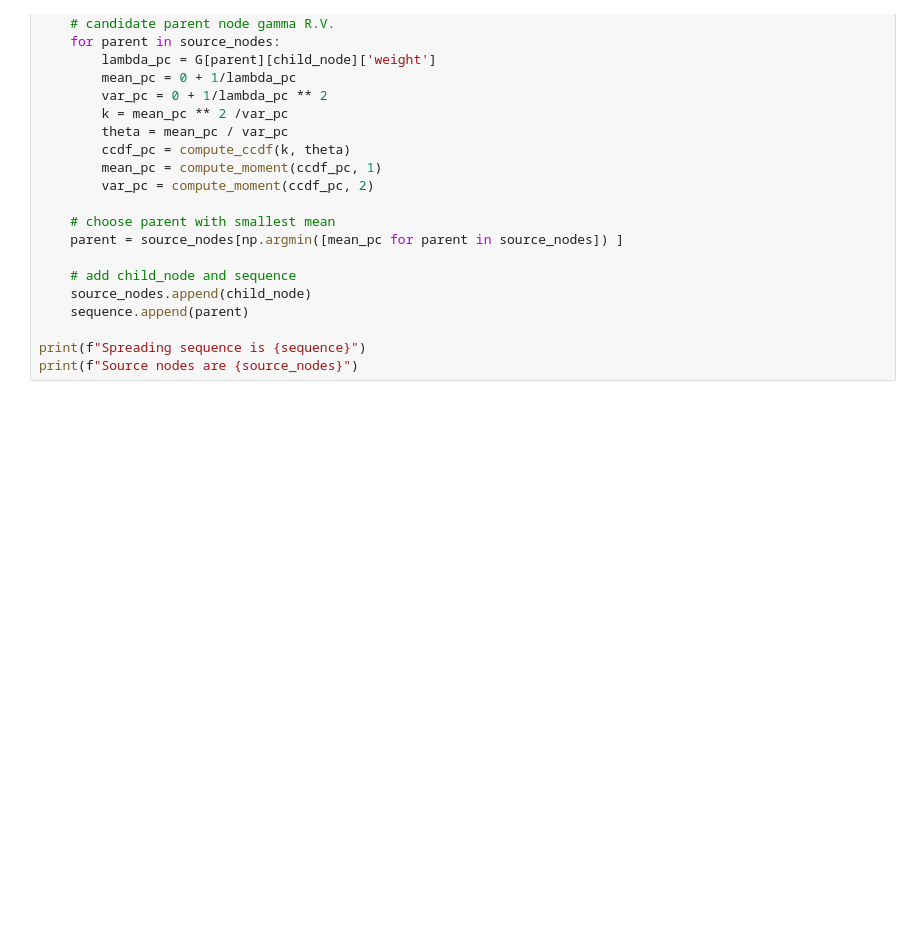
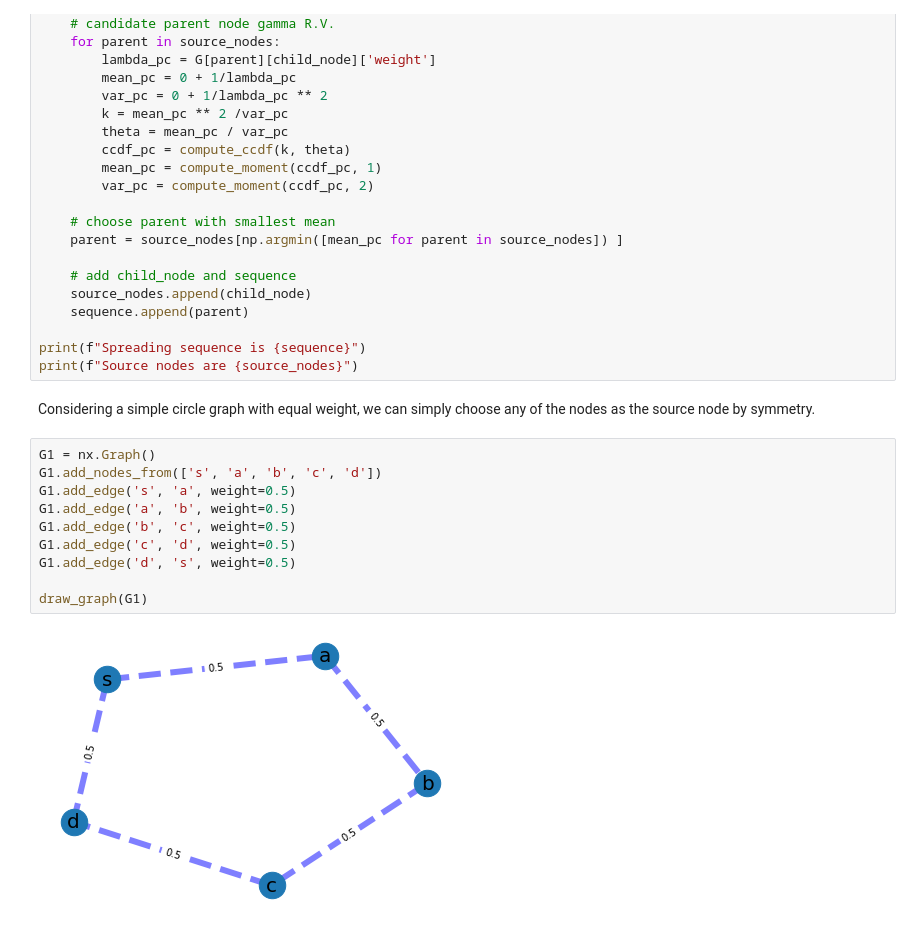
Before and after one commit to BadChromium/random_spreading, a Jupyter notebook: Copy_of_GGT_for_General_Graph.ipynb, the cells around one changed output. Cells and saved outputs as stored; diff of their text form; blank space fills up the shorter version.

```diff
--- a/Copy_of_GGT_for_General_Graph.ipynb
+++ b/Copy_of_GGT_for_General_Graph.ipynb
@@ -408,3 +407,17 @@ while len(source_nodes) < len(G.nodes):
 
 print(f"Spreading sequence is {sequence}")
 print(f"Source nodes are {source_nodes}")
+# %% [markdown]
+Considering a simple circle graph with equal weight, we can simply choose any of the nodes as the source node by symmetry.
+# %%
+G1 = nx.Graph()
+G1.add_nodes_from(['s', 'a', 'b', 'c', 'd'])
+G1.add_edge('s', 'a', weight=0.5)
+G1.add_edge('a', 'b', weight=0.5)
+G1.add_edge('b', 'c', weight=0.5)
+G1.add_edge('c', 'd', weight=0.5)
+G1.add_edge('d', 's', weight=0.5)
+
+draw_graph(G1)
+# %% [output]
+[figure, added]
```
Also changed, not shown: parts of 2 cells of this notebook, 2 other files.
